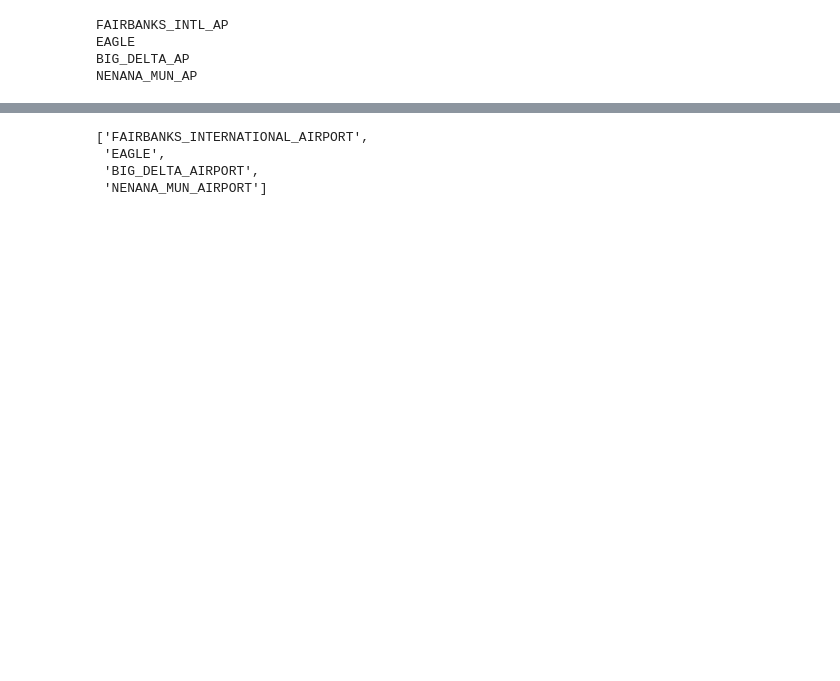
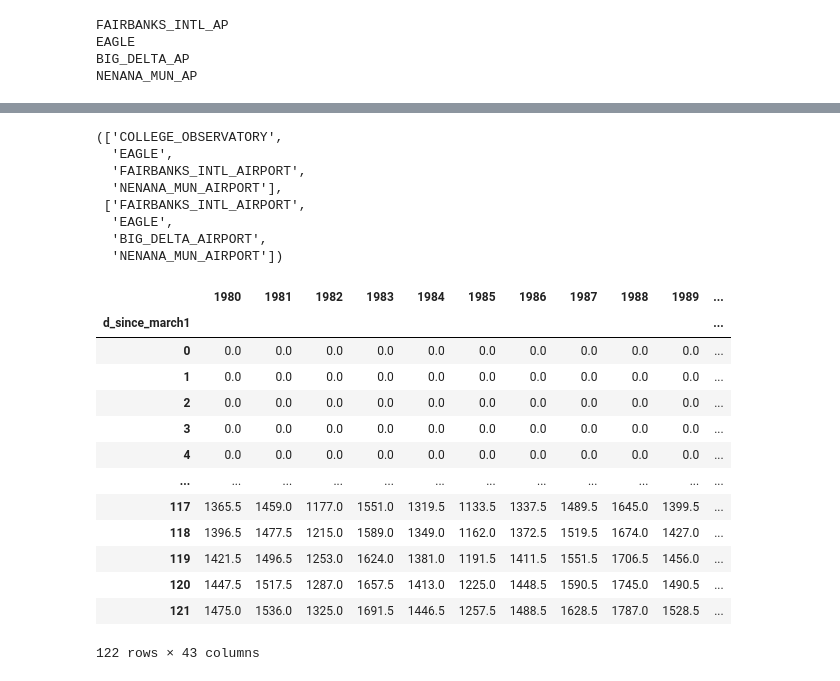
Before and after one commit to chryss/riverice, a Jupyter notebook: JupyterNotebooks/APRFC_ACIS_combinedstations.ipynb, the cells around one changed output, grey strips where cells are left out. Cells and saved outputs as stored; diff of their text form; code cells hidden in the pictures; blank space fills up the shorter version.

```diff
--- a/JupyterNotebooks/APRFC_ACIS_combinedstations.ipynb
+++ b/JupyterNotebooks/APRFC_ACIS_combinedstations.ipynb
@@ -89,7 +84,7 @@ sites
 # %%
 def restore_stationnames(stationlst):
     return [
-        item.replace('INTL', 'INTERNATIONAL').replace('AP', 'AIRPORT')
+        item.replace('AP', 'AIRPORT')           # .replace('INTL', 'INTERNATIONAL')
         for item in stationlst
         ]
 
@@ -97,9 +92,13 @@ sites1 = ['COLLEGE_OBSERVATORY', 'EAGLE', 'FAIRBANKS_INTL_AP', 'NENANA_MUN_AP']
 sites1 = restore_stationnames(sites1)
 sites2 = ['FAIRBANKS_INTL_AP', 'EAGLE', 'BIG_DELTA_AP', 'NENANA_MUN_AP']
 sites2 = restore_stationnames(sites2)
-sites2
+sites1, sites2
 # %% [output]
-['FAIRBANKS_INTERNATIONAL_AIRPORT',
- 'EAGLE',
- 'BIG_DELTA_AIRPORT',
- 'NENANA_MUN_AIRPORT']
+(['COLLEGE_OBSERVATORY',
+  'EAGLE',
+  'FAIRBANKS_INTL_AIRPORT',
+  'NENANA_MUN_AIRPORT'],
+ ['FAIRBANKS_INTL_AIRPORT',
+  'EAGLE',
+  'BIG_DELTA_AIRPORT',
+  'NENANA_MUN_AIRPORT'])
@@ -105,0 +116,17 @@ sites2
+# %%
+stationsdfs['FAIRBANKS_INTL_AIRPORT']
+# %% [output]
+|  | 1980 | 1981 | 1982 | 1983 | 1984 | 1985 | 1986 | 1987 | 1988 | 1989 | ... |
+| d_since_march1 |  |  |  |  |  |  |  |  |  |  | ... |
+| 0 | 0.0 | 0.0 | 0.0 | 0.0 | 0.0 | 0.0 | 0.0 | 0.0 | 0.0 | 0.0 | ... |
+| 1 | 0.0 | 0.0 | 0.0 | 0.0 | 0.0 | 0.0 | 0.0 | 0.0 | 0.0 | 0.0 | ... |
+| 2 | 0.0 | 0.0 | 0.0 | 0.0 | 0.0 | 0.0 | 0.0 | 0.0 | 0.0 | 0.0 | ... |
+| 3 | 0.0 | 0.0 | 0.0 | 0.0 | 0.0 | 0.0 | 0.0 | 0.0 | 0.0 | 0.0 | ... |
+| 4 | 0.0 | 0.0 | 0.0 | 0.0 | 0.0 | 0.0 | 0.0 | 0.0 | 0.0 | 0.0 | ... |
+| ... | ... | ... | ... | ... | ... | ... | ... | ... | ... | ... | ... |
+| 117 | 1365.5 | 1459.0 | 1177.0 | 1551.0 | 1319.5 | 1133.5 | 1337.5 | 1489.5 | 1645.0 | 1399.5 | ... |
+| 118 | 1396.5 | 1477.5 | 1215.0 | 1589.0 | 1349.0 | 1162.0 | 1372.5 | 1519.5 | 1674.0 | 1427.0 | ... |
+| 119 | 1421.5 | 1496.5 | 1253.0 | 1624.0 | 1381.0 | 1191.5 | 1411.5 | 1551.5 | 1706.5 | 1456.0 | ... |
+| 120 | 1447.5 | 1517.5 | 1287.0 | 1657.5 | 1413.0 | 1225.0 | 1448.5 | 1590.5 | 1745.0 | 1490.5 | ... |
+| 121 | 1475.0 | 1536.0 | 1325.0 | 1691.5 | 1446.5 | 1257.5 | 1488.5 | 1628.5 | 1787.0 | 1528.5 | ... |
+122 rows × 43 columns
```
Also changed, not shown: parts of 8 cells of this notebook, 2 other files.
